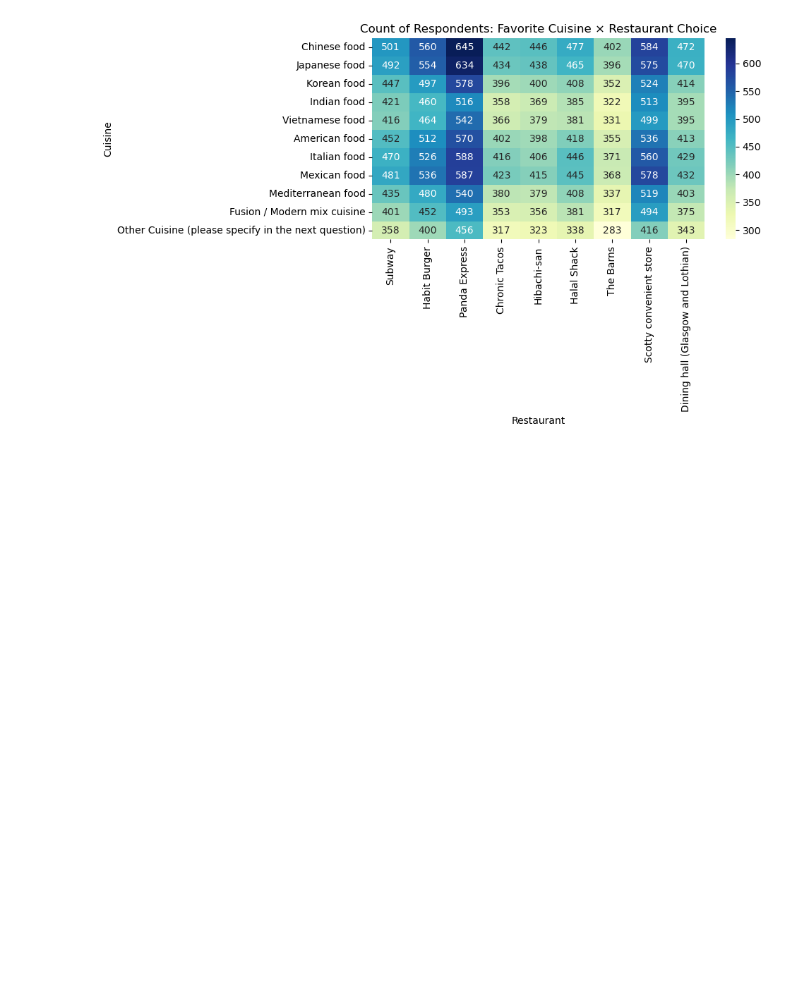
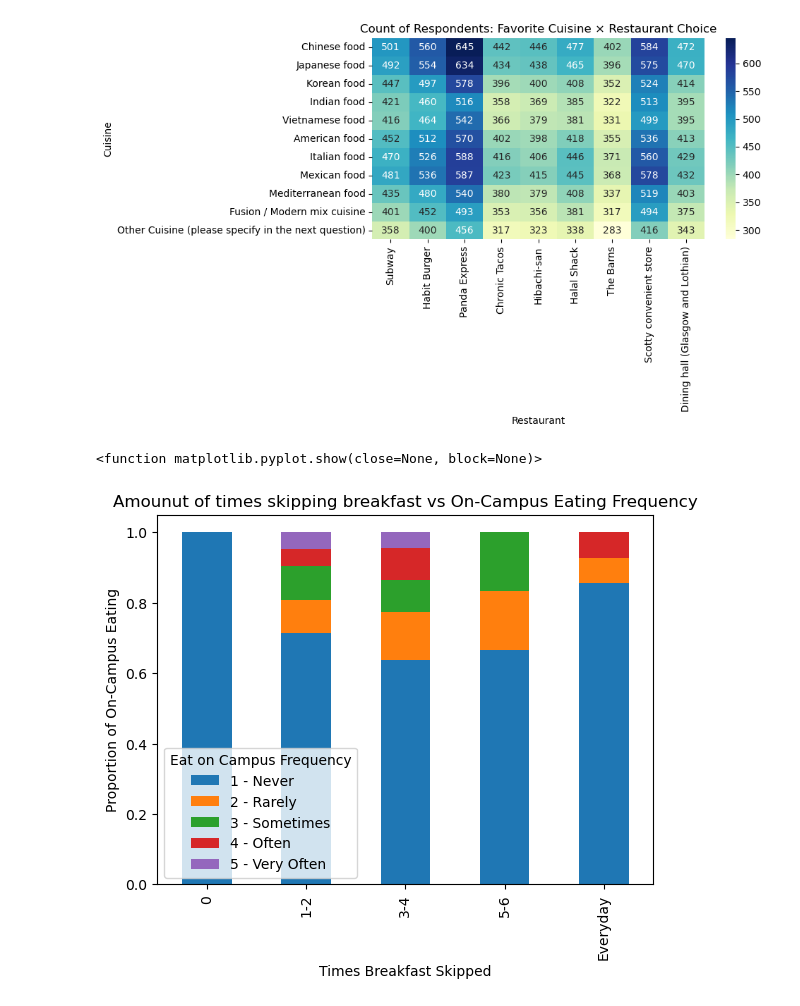
Before and after one commit to LydiaNiu/cs105_t7_miniproj, a Jupyter notebook: T7_mini_proj.ipynb, the cells around one changed output. Saved outputs shown, nothing was run; the diff lists cells and outputs as text; code cells hidden in the pictures; blank space fills up the shorter version.

```diff
--- a/T7_mini_proj.ipynb
+++ b/T7_mini_proj.ipynb
@@ -115,3 +115,19 @@ plt.tight_layout()
 plt.show()
 # %% [output]
 [figure]
+# %%
+import pandas as pd
+import matplotlib.pyplot as plt
+
+df = pd.read_csv("responses.csv")
+table2 = pd.crosstab(df["How many days per week do you skip breakfast?"], df["Please rate how often you eat at each of the following on-campus meal options on a scale of 1 to 5 (1 being Never, 5 being Very Often). [Dining hall (Glasgow and Lothian)]"], normalize="index")
+
+table2.plot(kind="bar", stacked=True)
+plt.title("Amounut of times skipping breakfast vs On-Campus Eating Frequency")
+plt.ylabel("Proportion of On-Campus Eating")
+plt.xlabel("Times Breakfast Skipped")
+plt.legend(title="Eat on Campus Frequency")
+plt.show
+# %% [output]
+<function matplotlib.pyplot.show(close=None, block=None)>
+[figure, added]
```
